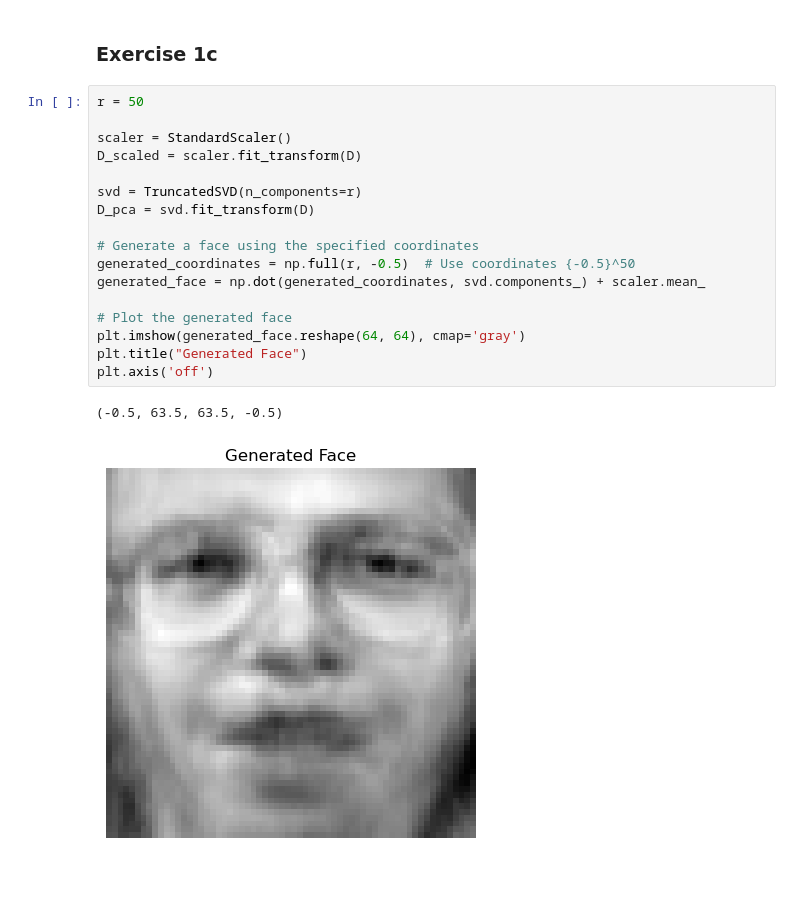
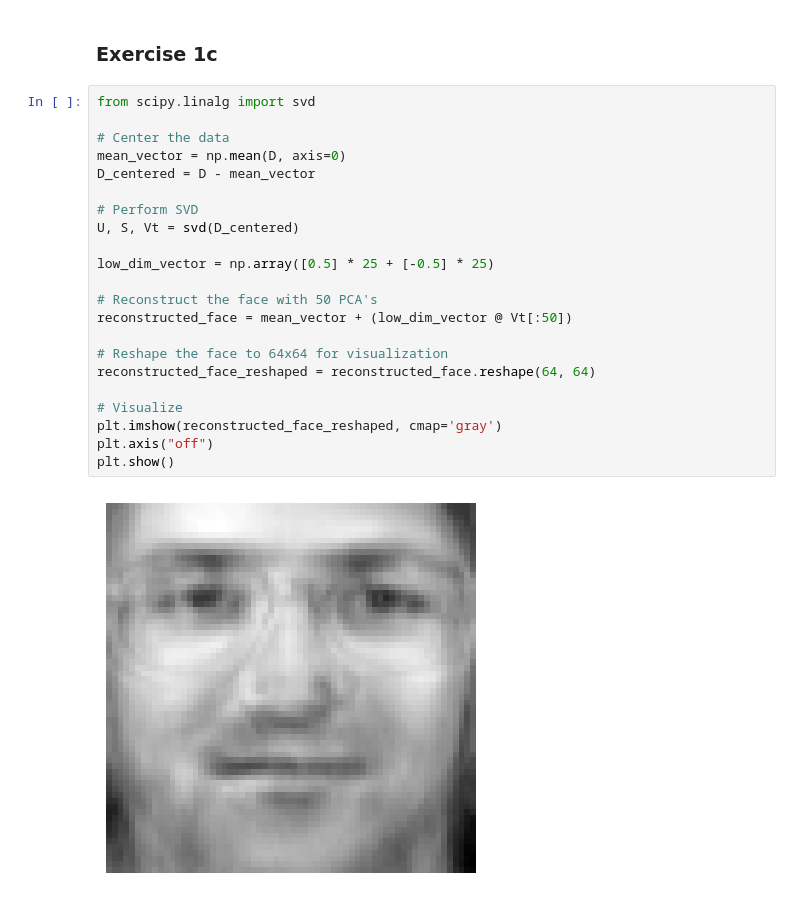
Before and after one commit to MadSoeDK/Machine-Learning-and-Data-Mining, a Jupyter notebook: Assignment 2/1. PCA.ipynb, the cells around one changed output. Saved outputs shown, nothing was run; the diff lists cells and outputs as text.

```diff
--- a/Assignment 2/1. PCA.ipynb
+++ b/Assignment 2/1. PCA.ipynb
@@ -95,22 +95,26 @@ array([39.84367  , -2.4395785,  3.0645337], dtype=float32)
 # %% [markdown]
 ### Exercise 1c
-# %%
-r = 50
-
-scaler = StandardScaler()
-D_scaled = scaler.fit_transform(D)
-
-svd = TruncatedSVD(n_components=r)
-D_pca = svd.fit_transform(D)
-
-# Generate a face using the specified coordinates
-generated_coordinates = np.full(r, -0.5)  # Use coordinates {-0.5}^50
-generated_face = np.dot(generated_coordinates, svd.components_) + scaler.mean_
-
-# Plot the generated face
-plt.imshow(generated_face.reshape(64, 64), cmap='gray')
-plt.title("Generated Face")
-plt.axis('off')
-# %% [output]
-(-0.5, 63.5, 63.5, -0.5)
-[figure, removed]
+# %%
+from scipy.linalg import svd
+
+# Center the data
+mean_vector = np.mean(D, axis=0)
+D_centered = D - mean_vector
+
+# Perform SVD
+U, S, Vt = svd(D_centered)
+
+low_dim_vector = np.array([0.5] * 25 + [-0.5] * 25)
+
+# Reconstruct the face with 50 PCA's
+reconstructed_face = mean_vector + (low_dim_vector @ Vt[:50])
+
+# Reshape the face to 64x64 for visualization
+reconstructed_face_reshaped = reconstructed_face.reshape(64, 64)
+
+# Visualize
+plt.imshow(reconstructed_face_reshaped, cmap='gray')
+plt.axis("off")
+plt.show()
+# %% [output]
+[figure, added]
```
Also changed, not shown: parts of 3 cells of this notebook.
